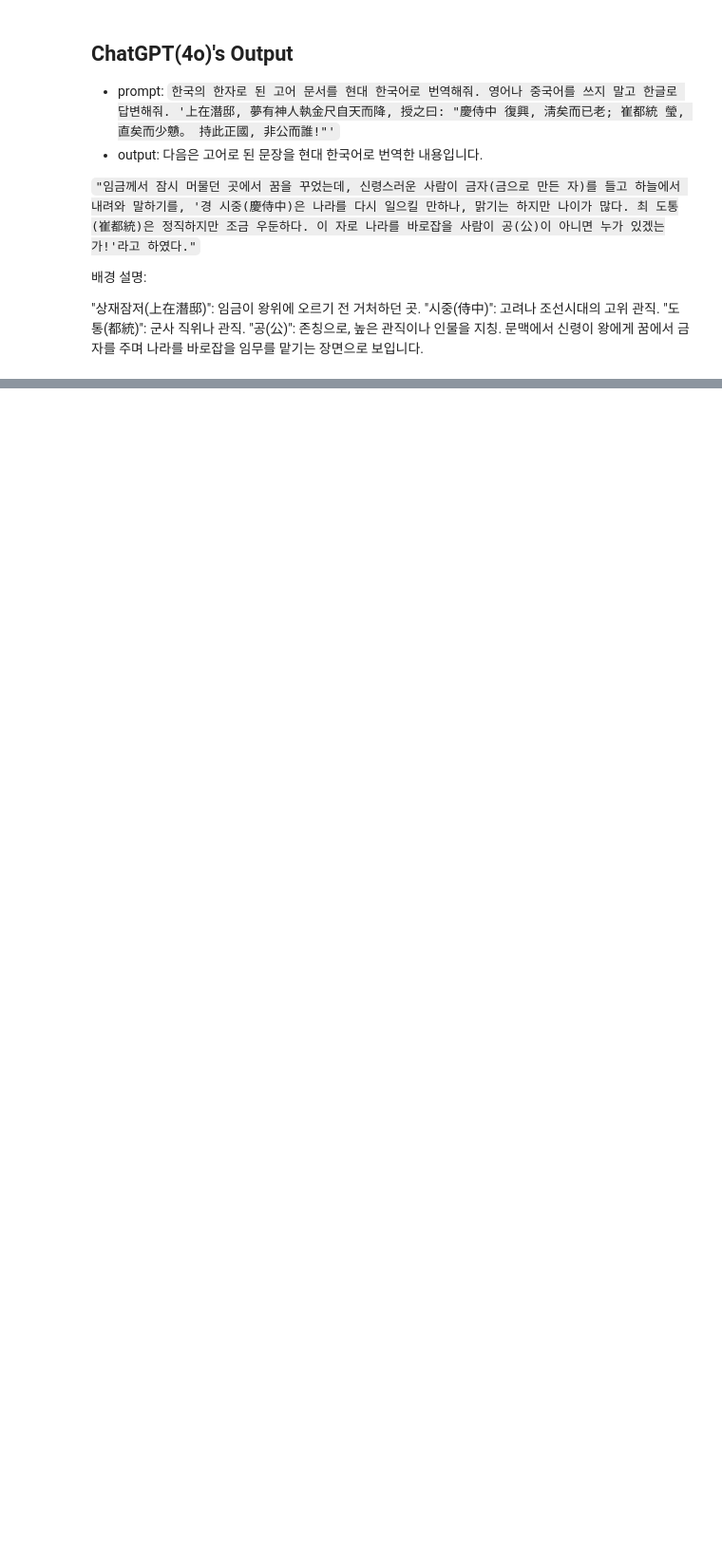
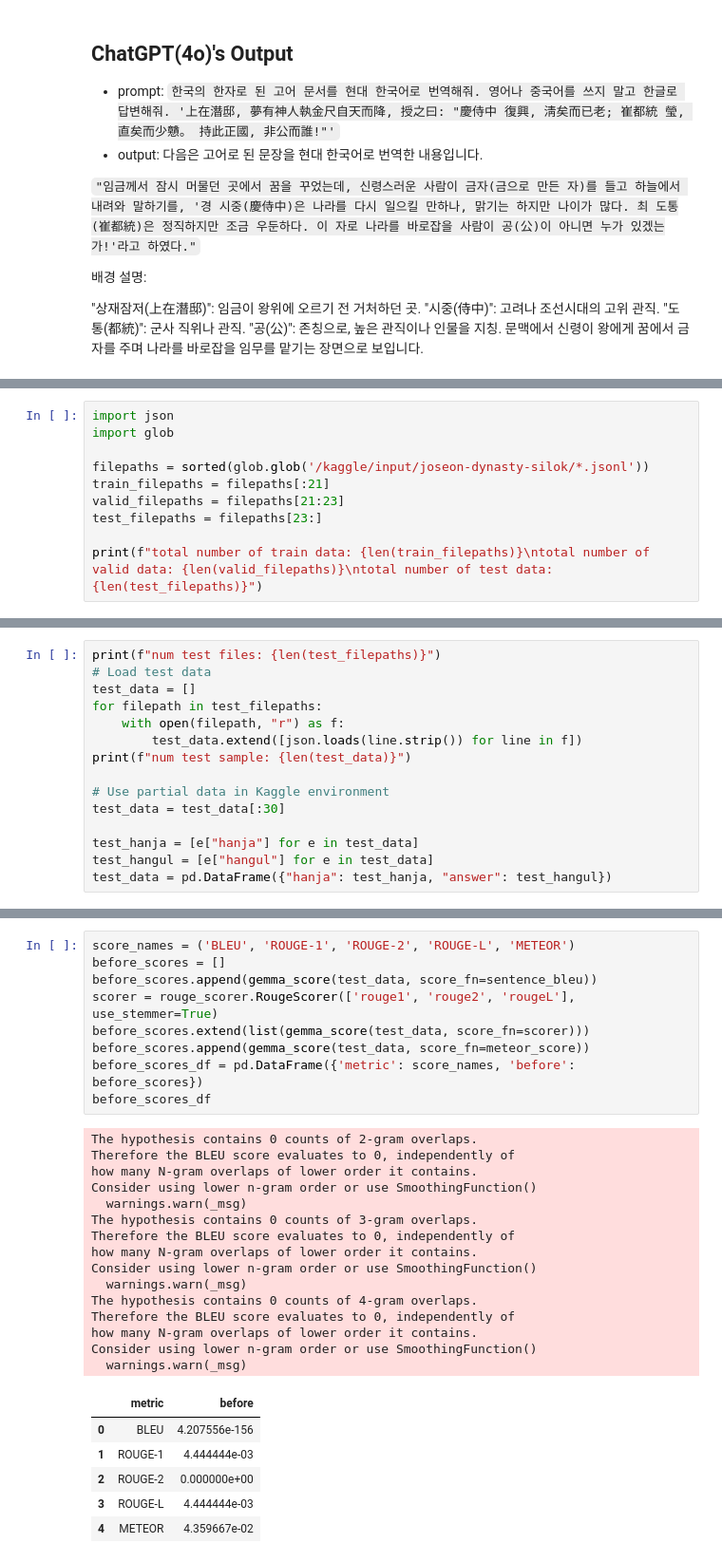
Before and after one commit to cy4ego/google-unlock-global-communicateion-with-gemma, a Jupyter notebook: gemma2_fine_tune_keras.ipynb, the cells around one changed output, grey strips where cells are left out. Shown at 95% size. Cells and saved outputs as stored; diff of their text form; blank space fills up the shorter version.

```diff
--- a/gemma2_fine_tune_keras.ipynb
+++ b/gemma2_fine_tune_keras.ipynb
@@ -349,0 +176,10 @@ Epoch 2/2
+# %%
+import json
+import glob
+
+filepaths = sorted(glob.glob('/kaggle/input/joseon-dynasty-silok/*.jsonl'))
+train_filepaths = filepaths[:21]
+valid_filepaths = filepaths[21:23]
+test_filepaths = filepaths[23:]
+
+print(f"total number of train data: {len(train_filepaths)}\ntotal number of valid data: {len(valid_filepaths)}\ntotal number of test data: {len(test_filepaths)}")
@@ -349,0 +262,15 @@ Epoch 2/2
+# %%
+print(f"num test files: {len(test_filepaths)}")
+# Load test data
+test_data = []
+for filepath in test_filepaths:
+    with open(filepath, "r") as f:
+        test_data.extend([json.loads(line.strip()) for line in f])
+print(f"num test sample: {len(test_data)}")
+
+# Use partial data in Kaggle environment
+test_data = test_data[:30]
+
+test_hanja = [e["hanja"] for e in test_data]
+test_hangul = [e["hangul"] for e in test_data]
+test_data = pd.DataFrame({"hanja": test_hanja, "answer": test_hangul})
@@ -349,0 +344,31 @@ Epoch 2/2
+# %%
+score_names = ('BLEU', 'ROUGE-1', 'ROUGE-2', 'ROUGE-L', 'METEOR')
+before_scores = []
+before_scores.append(gemma_score(test_data, score_fn=sentence_bleu))
+scorer = rouge_scorer.RougeScorer(['rouge1', 'rouge2', 'rougeL'], use_stemmer=True)
+before_scores.extend(list(gemma_score(test_data, score_fn=scorer)))
+before_scores.append(gemma_score(test_data, score_fn=meteor_score))
+before_scores_df = pd.DataFrame({'metric': score_names, 'before': before_scores})
+before_scores_df
+# %% [output]
+The hypothesis contains 0 counts of 2-gram overlaps.
+Therefore the BLEU score evaluates to 0, independently of
+how many N-gram overlaps of lower order it contains.
+Consider using lower n-gram order or use SmoothingFunction()
+  warnings.warn(_msg)
+The hypothesis contains 0 counts of 3-gram overlaps.
+Therefore the BLEU score evaluates to 0, independently of
+how many N-gram overlaps of lower order it contains.
+Consider using lower n-gram order or use SmoothingFunction()
+  warnings.warn(_msg)
+The hypothesis contains 0 counts of 4-gram overlaps.
+Therefore the BLEU score evaluates to 0, independently of
+how many N-gram overlaps of lower order it contains.
+Consider using lower n-gram order or use SmoothingFunction()
+  warnings.warn(_msg)
+|  | metric | before |
+| 0 | BLEU | 4.207556e-156 |
+| 1 | ROUGE-1 | 4.444444e-03 |
+| 2 | ROUGE-2 | 0.000000e+00 |
+| 3 | ROUGE-L | 4.444444e-03 |
+| 4 | METEOR | 4.359667e-02 |
```
Also changed, not shown: parts of 87 cells of this notebook, 2 other files.
